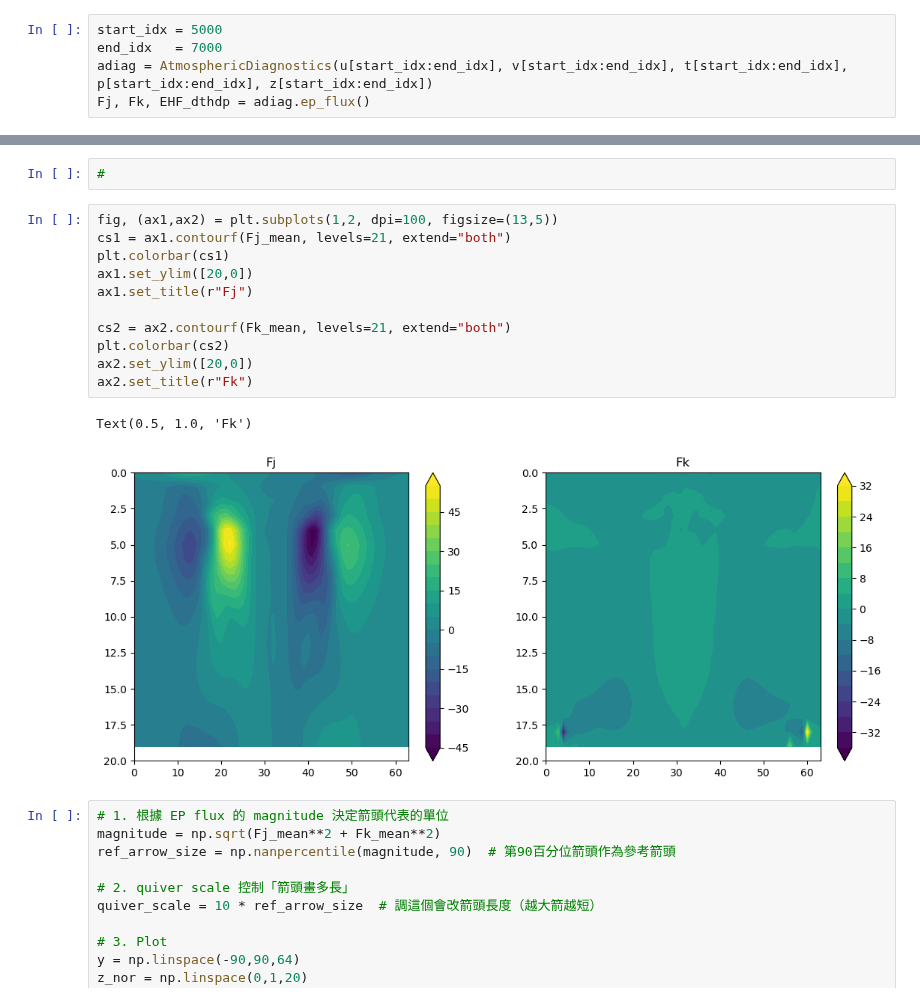
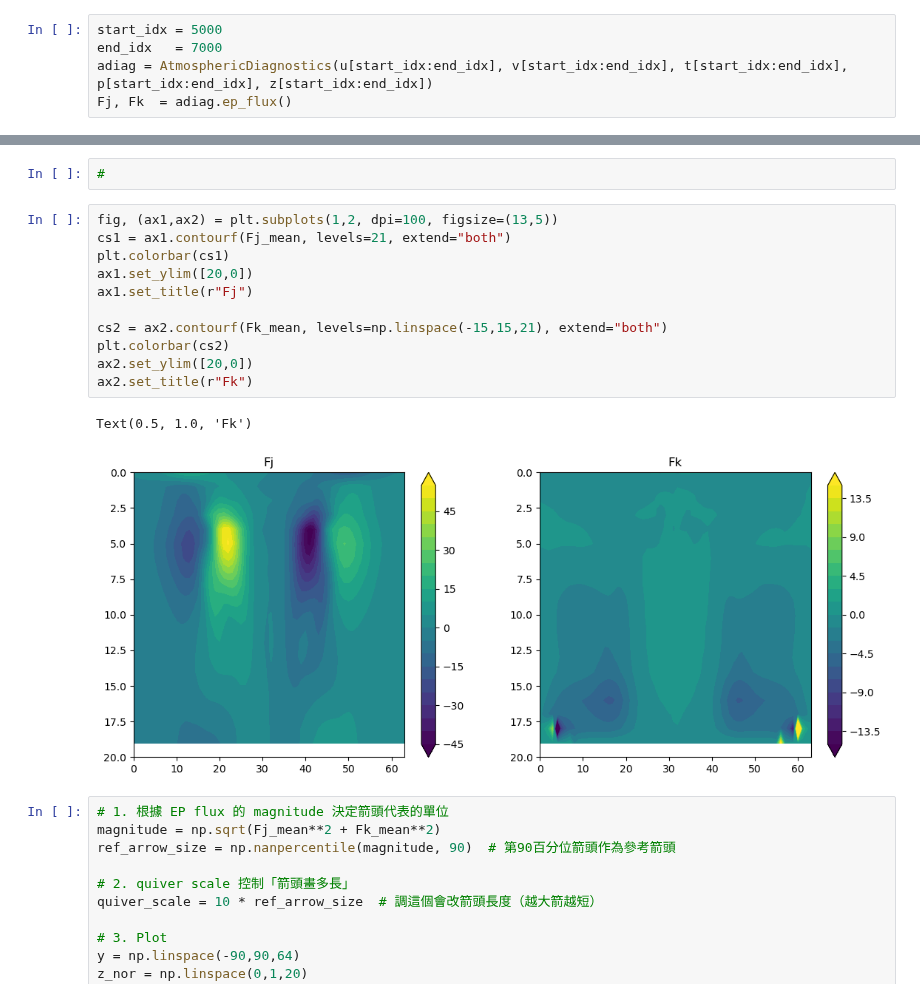
Before and after one commit to PeterChang1023/Moist_Dycore, a Jupyter notebook: EP_flux.ipynb, the cells around one changed output, grey strips where cells are left out. Cells and saved outputs as stored; diff of their text form.

```diff
--- a/EP_flux.ipynb
+++ b/EP_flux.ipynb
@@ -1405,6 +1348,6 @@ Text(0.5, 1.0, '$\\frac{\\partial \\theta}{\\partial p}$')
 start_idx = 5000
 end_idx   = 7000
 adiag = AtmosphericDiagnostics(u[start_idx:end_idx], v[start_idx:end_idx], t[start_idx:end_idx], p[start_idx:end_idx], z[start_idx:end_idx])
-Fj, Fk, EHF_dthdp = adiag.ep_flux()
+Fj, Fk  = adiag.ep_flux()
 # %% [output]
 EMF and EHF progress:
@@ -1461,17 +1392,17 @@ print(Fk_mean.min(), Fk_mean.max())
 # %%
 fig, (ax1,ax2) = plt.subplots(1,2, dpi=100, figsize=(13,5))
 cs1 = ax1.contourf(Fj_mean, levels=21, extend="both")
 plt.colorbar(cs1)
 ax1.set_ylim([20,0])
 ax1.set_title(r"Fj")
 
-cs2 = ax2.contourf(Fk_mean, levels=21, extend="both")
+cs2 = ax2.contourf(Fk_mean, levels=np.linspace(-15,15,21), extend="both")
 plt.colorbar(cs2)
 ax2.set_ylim([20,0])
 ax2.set_title(r"Fk")
 # %% [output]
 Text(0.5, 1.0, 'Fk')
-[figure, old version]
+[figure, new version]
 # %%
 # 1. 根據 EP flux 的 magnitude 決定箭頭代表的單位
 magnitude = np.sqrt(Fj_mean**2 + Fk_mean**2)
```
Also changed, not shown: parts of 3 cells of this notebook.
